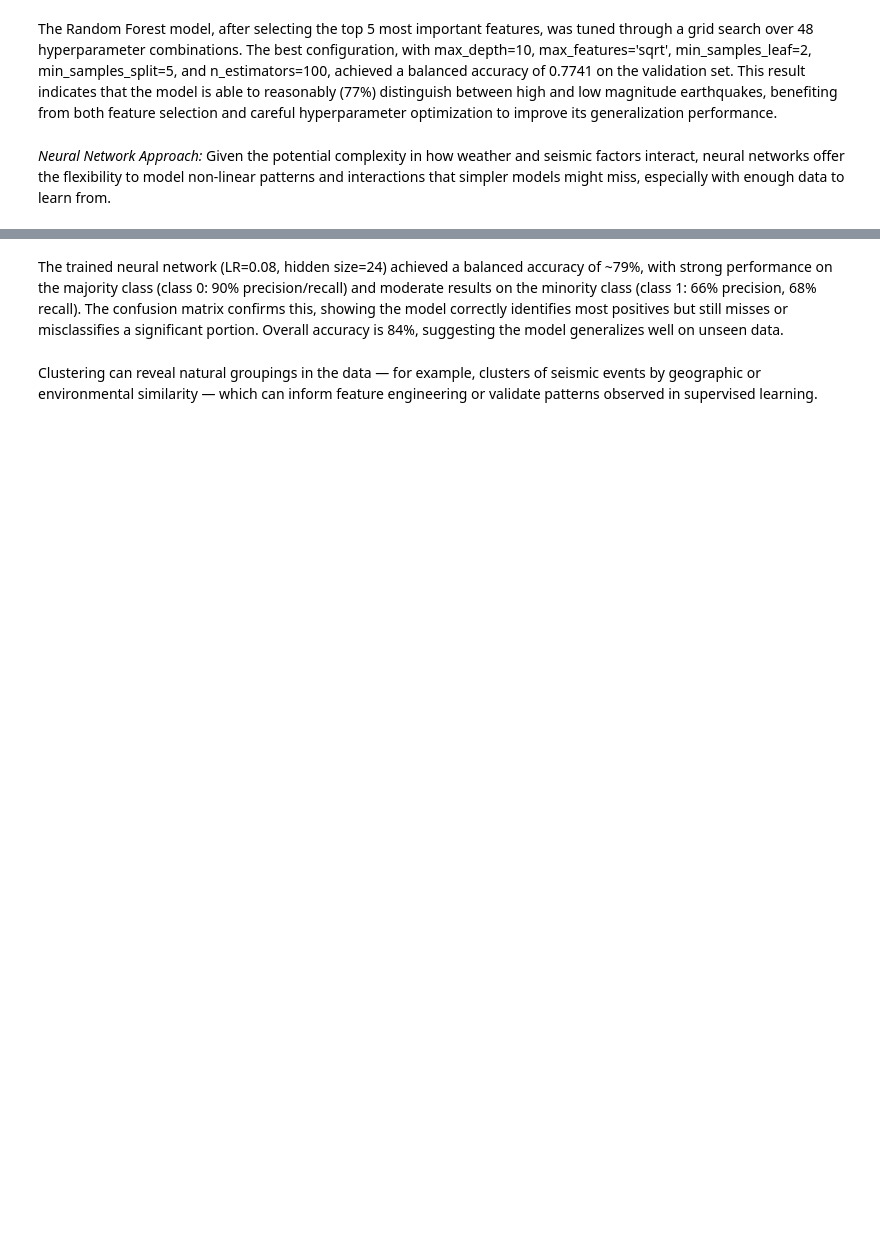
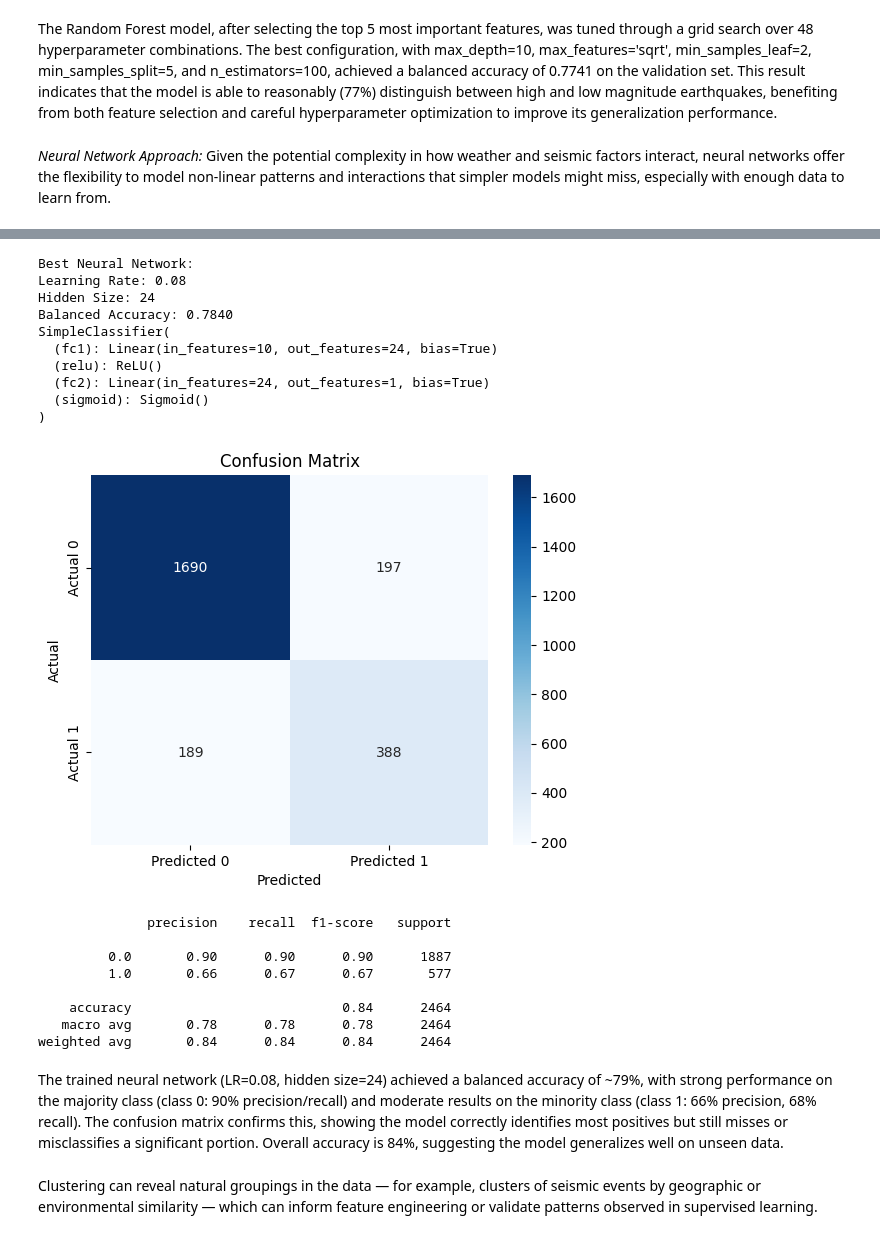
Before and after one commit to Amine-smaoui/earthquake-predictor, a Jupyter notebook: earthquake prediction model.ipynb, the cells around one changed output, grey strips where cells are left out. Saved outputs shown, nothing was run; the diff lists cells and outputs as text; code cells hidden in the pictures; blank space fills up the shorter version.

```diff
--- a/earthquake prediction model.ipynb
+++ b/earthquake prediction model.ipynb
@@ -378,29 +309,16 @@ Additionally, the "Earthquake Magnitude Distribution" plot shows that the majori
 # %% [markdown]
 PCR helps reduce dimensionality and multicollinearity in the data, making it useful when combining highly correlated features like pressure and temperature. It simplifies the model while retaining the most informative variance from the inputs.
 # %%
-# Principal Component Regression
-from sklearn.cluster import KMeans
-from sklearn.decomposition import PCA
-pcr_pipeline = Pipeline([
-    ('scaler', StandardScaler()),
-    ('pca', PCA(n_components=0.95)),
-        ('logreg', LogisticRegression(max_iter=1000))
-])
+from src.pcr import train_pcr, evaluate_pcr
 
-pcr_pipeline.fit(X_tr, y_tr)
+pcr_pipeline = train_pcr(X_tr, y_tr)
 
-
-val_preds = pcr_pipeline.predict(X_val)
-val_score = balanced_accuracy_score(y_val, val_preds)
+val_preds, val_score, pca = evaluate_pcr(pcr_pipeline, X_val, y_val)
 
 print(f"PCR Validation Balanced Accuracy: {val_score:.4f}")
-
-pca = pcr_pipeline.named_steps['pca']
-
 print("Number of components kept:", pca.n_components_)
 print("Explained variance ratio per component:")
 print(pca.explained_variance_ratio_)
-
 
 cum_var = np.cumsum(pca.explained_variance_ratio_)
 plt.plot(cum_var, marker='o')
@@ -691,3 +417,62 @@ weighted avg       0.85      0.85      0.85      2464
+# %%
+from src.neural_net import (
+    prepare_nn_data,
+    train_and_evaluate_nn
+)
+import torch
+
+X_train_tensor, X_val_tensor, y_train_tensor, y_val_tensor, scaler = prepare_nn_data(combined, features)
+
+
+learning_rates = [0.01, 0.05, 0.08]
+hidden_sizes = [16, 22, 24, 30]
+best_model, best_config, results = train_and_evaluate_nn(
+    X_train_tensor, y_train_tensor,
+    X_val_tensor, y_val_tensor,
+    learning_rates, hidden_sizes
+)
+
+print("\nBest Neural Network:")
+print(f"Learning Rate: {best_config[0]}")
+print(f"Hidden Size: {best_config[1]}")
+print(f"Balanced Accuracy: {best_config[2]:.4f}")
+print(best_model)
+
+best_model.eval()
+with torch.no_grad():
+    val_preds = best_model(X_val_tensor)
+    preds_binary = (val_preds > 0.5).int()
+
+cm = confusion_matrix(y_val_tensor.numpy(), preds_binary.numpy())
+sns.heatmap(cm, annot=True, fmt='d', cmap='Blues',
+            xticklabels=["Predicted 0", "Predicted 1"],
+            yticklabels=["Actual 0", "Actual 1"])
+plt.xlabel("Predicted")
+plt.ylabel("Actual")
+plt.title("Confusion Matrix")
+plt.show()
+
+print(classification_report(y_val_tensor.numpy(), preds_binary.numpy()))
+# %% [output]
+Best Neural Network:
+Learning Rate: 0.08
+Hidden Size: 24
+Balanced Accuracy: 0.7840
+SimpleClassifier(
+  (fc1): Linear(in_features=10, out_features=24, bias=True)
+  (relu): ReLU()
+  (fc2): Linear(in_features=24, out_features=1, bias=True)
+  (sigmoid): Sigmoid()
+)
+[figure, added]
+              precision    recall  f1-score   support
+
+         0.0       0.90      0.90      0.90      1887
+         1.0       0.66      0.67      0.67       577
+
+    accuracy                           0.84      2464
+   macro avg       0.78      0.78      0.78      2464
+weighted avg       0.84      0.84      0.84      2464
 # %% [markdown]
 The trained neural network (LR=0.08, hidden size=24) achieved a balanced accuracy of ~79%, with strong performance on the majority class (class 0: 90% precision/recall) and moderate results on the minority class (class 1: 66% precision, 68% recall). The confusion matrix confirms this, showing the model correctly identifies most positives but still misses or misclassifies a significant portion. Overall accuracy is 84%, suggesting the model generalizes well on unseen data.
 # %% [markdown]
```
Also changed, not shown: parts of 14 cells of this notebook, 11 other files.
